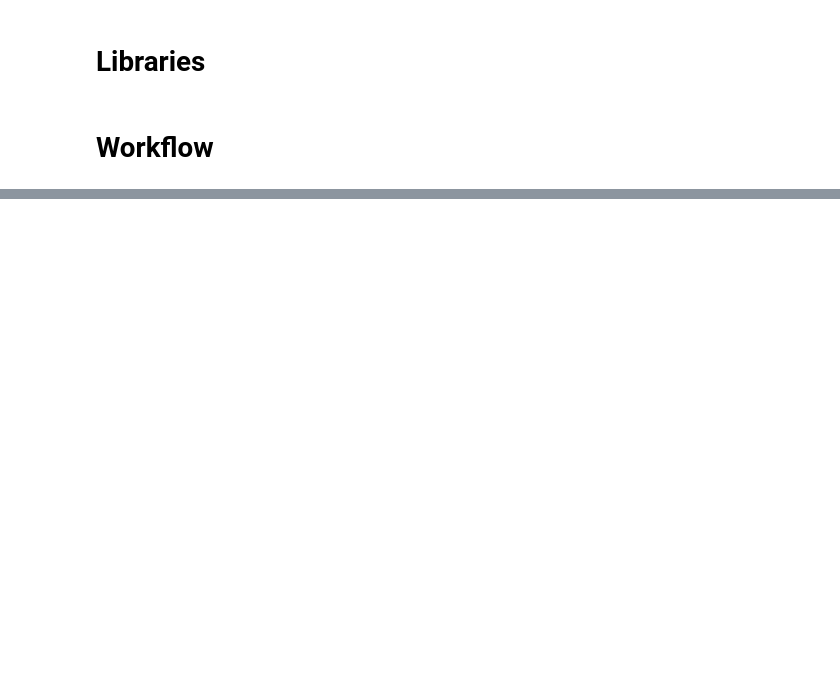
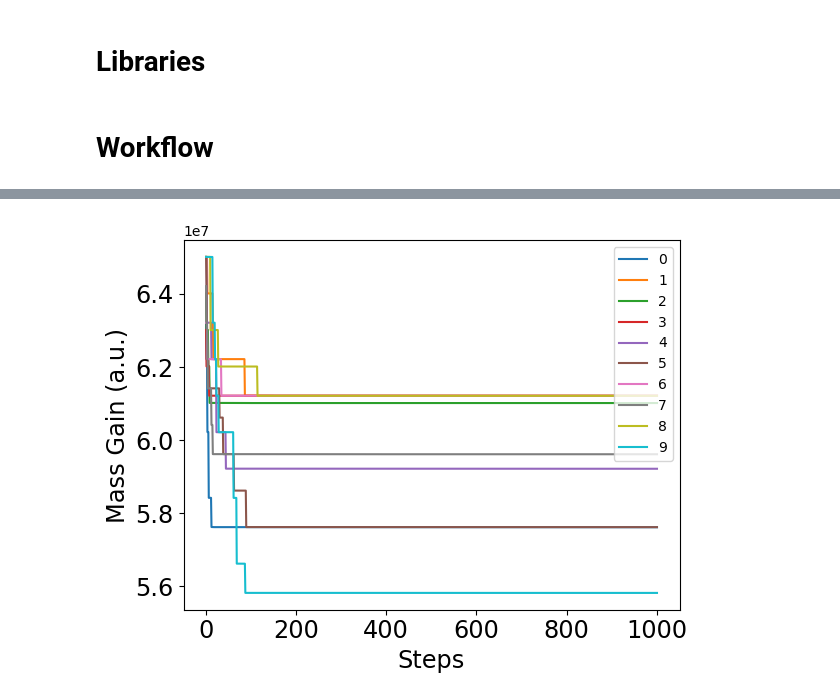
Before and after one commit to sswtmshr/diffusion-multiple-position-selection, a Jupyter notebook: alloy-select.ipynb, the cells around one changed output, grey strips where cells are left out. Cells and saved outputs as stored; diff of their text form; code cells hidden in the pictures; blank space fills up the shorter version.

```diff
--- a/alloy-select.ipynb
+++ b/alloy-select.ipynb
@@ -366,0 +632,11 @@ plot_hexagonal_grid_with_neighbors(lattices[-1])
+# %%
+for i in range(10):
+    plt.plot(loaded_steps,rand_E[i,:], label=i)
+plt.xticks(size='xx-large')
+plt.yticks(size='xx-large')
+plt.xlabel("Steps",size='xx-large')
+plt.ylabel("Mass Gain (a.u.)",size='xx-large')
+plt.legend()
+plt.show()
+# %% [output]
+[figure, added]
```
Also changed, not shown: parts of 16 cells of this notebook, 13 other files.
